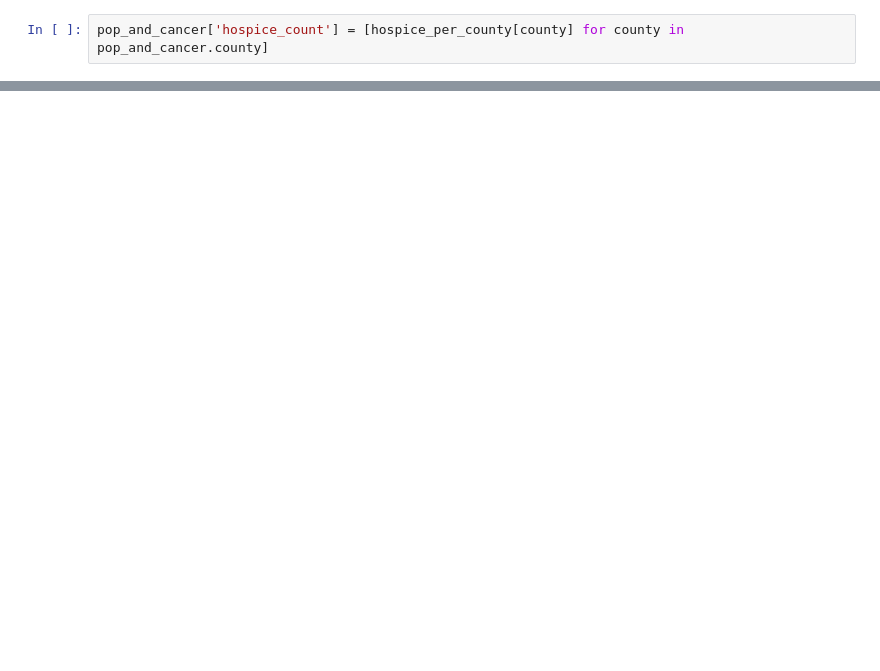
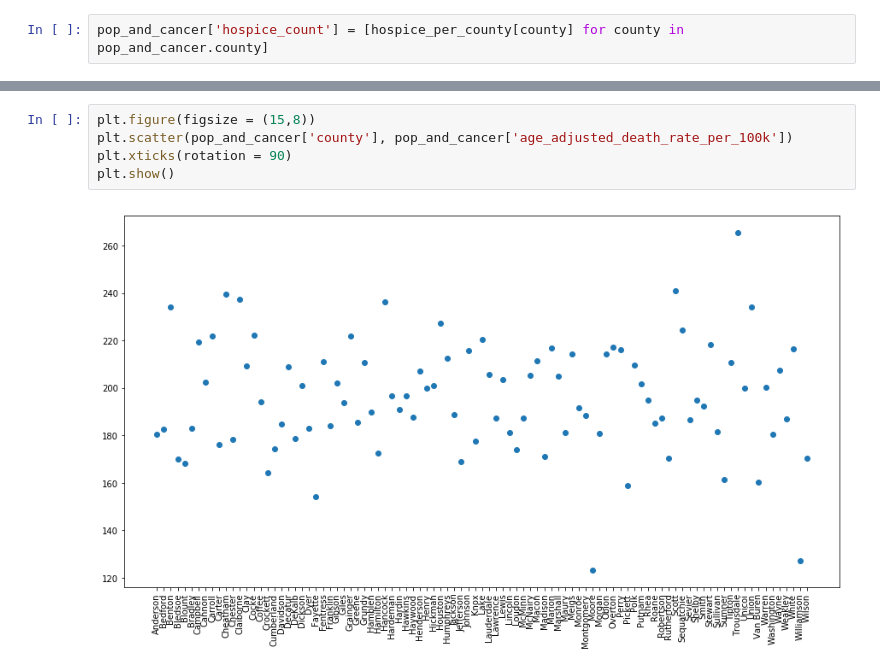
Before and after one commit to awillet/vanderbilt-aspire-data-essentials, a Jupyter notebook: get_data.ipynb, the cells around one changed output, grey strips where cells are left out. Saved outputs shown, nothing was run; the diff lists cells and outputs as text; blank space fills up the shorter version.

```diff
--- a/get_data.ipynb
+++ b/get_data.ipynb
@@ -535,0 +579,7 @@ pop_and_cancer['hospice_count'] = [hospice_per_county[county] for county in pop_
+# %%
+plt.figure(figsize = (15,8))
+plt.scatter(pop_and_cancer['county'], pop_and_cancer['age_adjusted_death_rate_per_100k'])
+plt.xticks(rotation = 90)
+plt.show()
+# %% [output]
+[figure, added]
```
Also changed, not shown: parts of 27 cells of this notebook.
